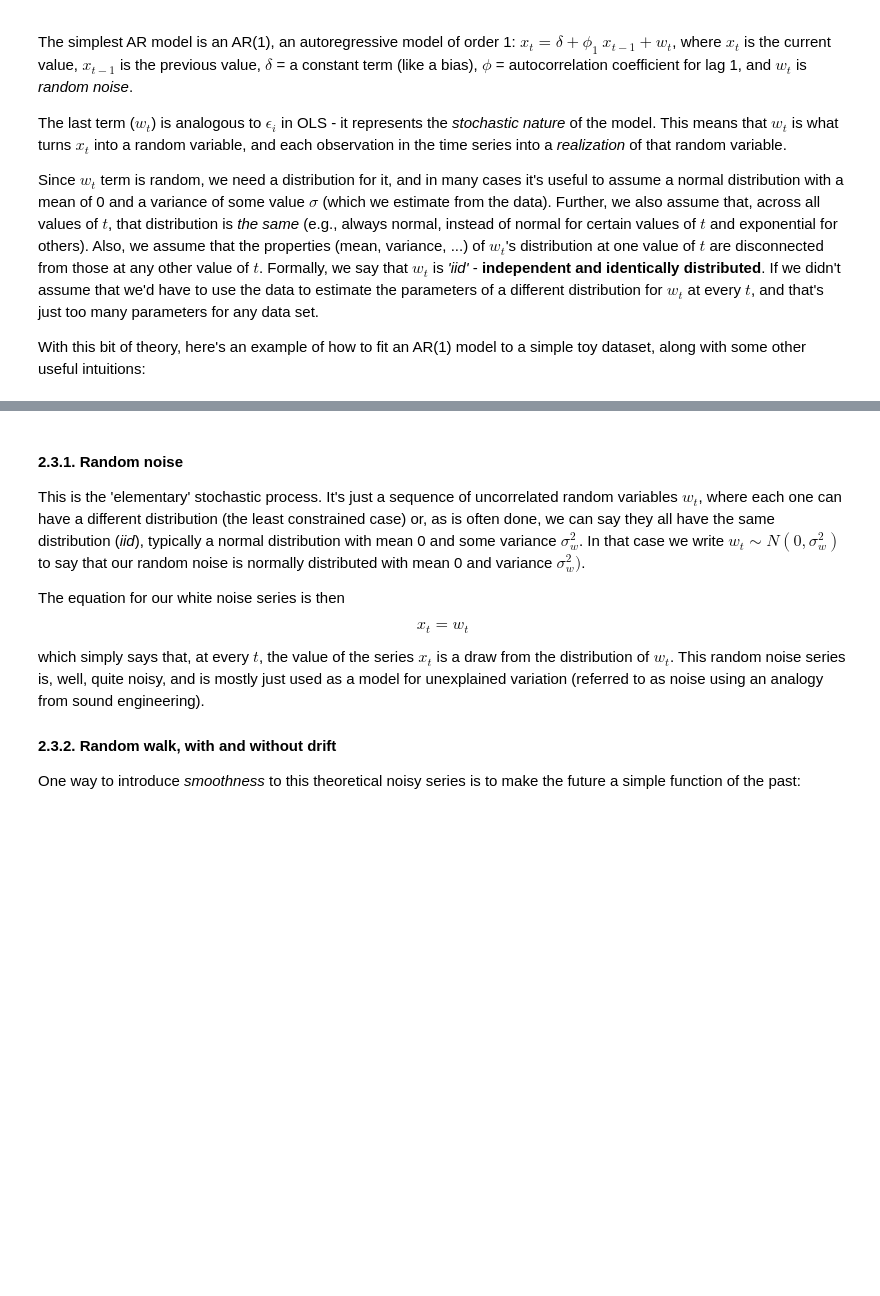
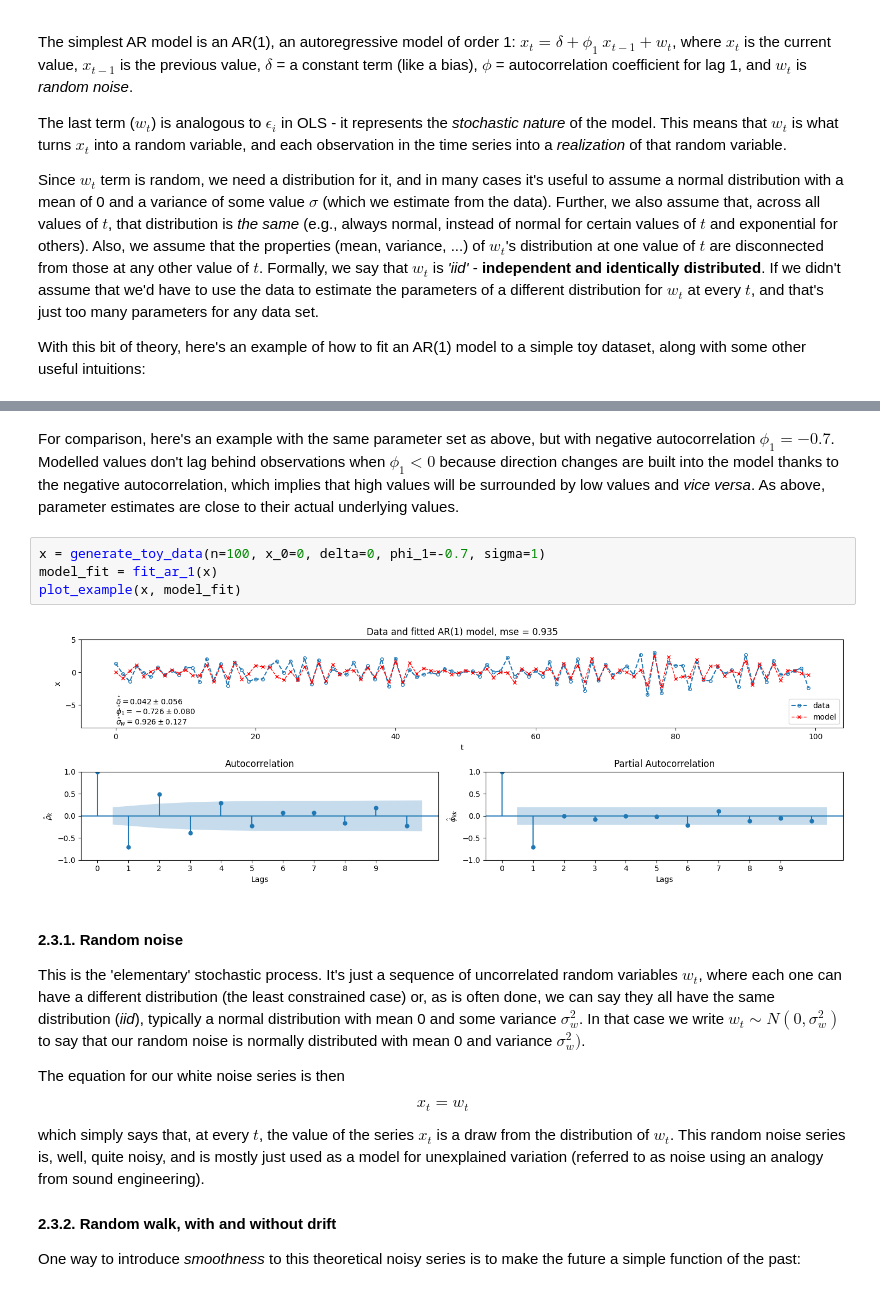
Before and after one commit to robetatis/study_notes_ml, a Jupyter notebook: time_series.ipynb, the cells around one changed output, grey strips where cells are left out. Drawn from its saved outputs; the diff is of its cells as text; blank space fills up the shorter version.

```diff
--- a/time_series.ipynb
+++ b/time_series.ipynb
@@ -142,3 +146,11 @@ plot_example(x)
+# %% [markdown]
+For comparison, here's an example with the same parameter set as above, but with negative autocorrelation $\phi_1 = -0.7$. Modelled values don't lag behind observations when $\phi_1 < 0$ because direction changes are built into the model thanks to the negative autocorrelation, which implies that high values will be surrounded by low values and _vice versa_. As above, parameter estimates are close to their actual underlying values.
+# %%
+x = generate_toy_data(n=100, x_0=0, delta=0, phi_1=-0.7, sigma=1)
+model_fit = fit_ar_1(x)
+plot_example(x, model_fit)
+# %% [output]
+[figure, added]
 # %% [markdown]
 
 
```
Also changed, not shown: parts of 4 cells of this notebook.
